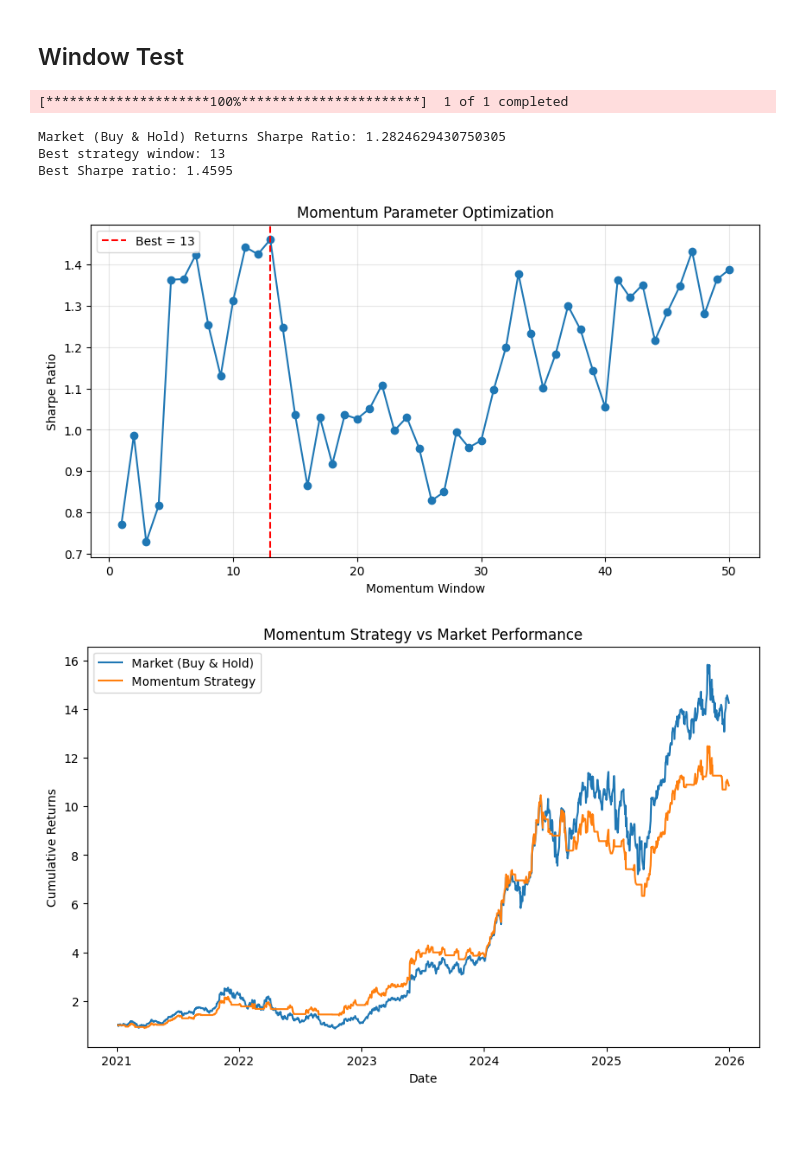
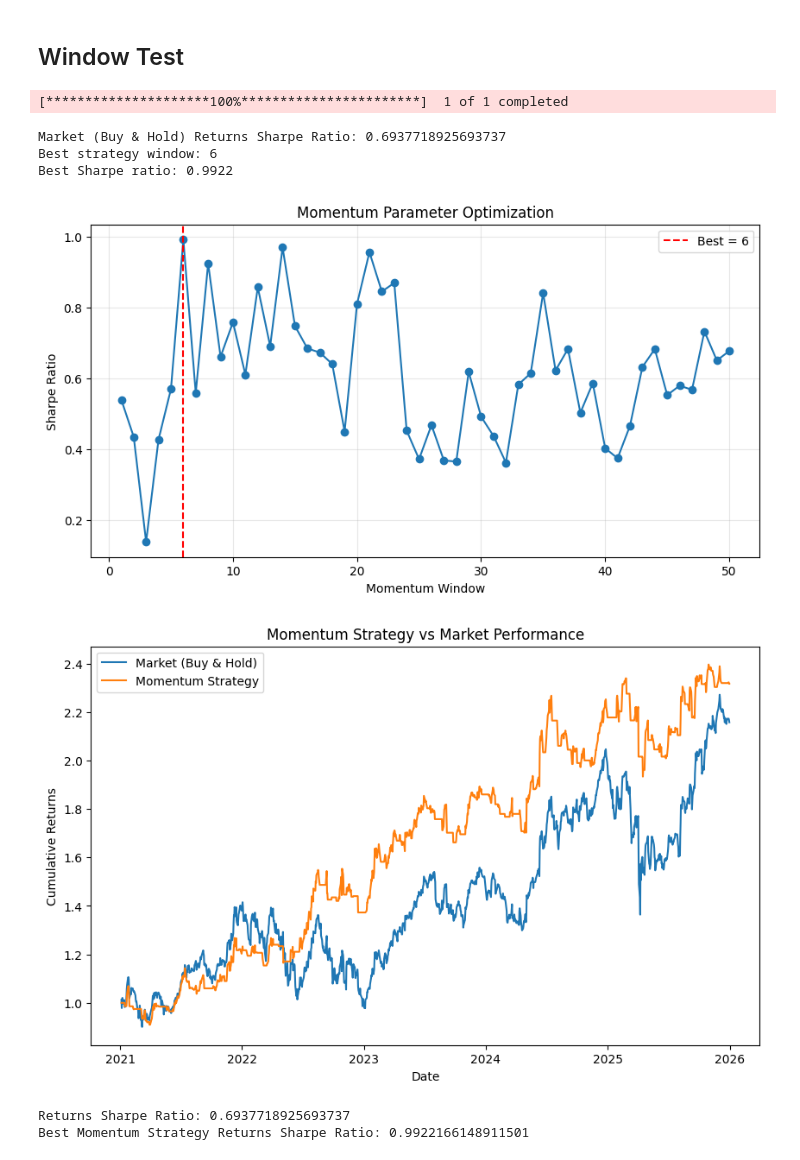
Before and after one commit to noelpdlt/quant-research-system, a Jupyter notebook: notebooks/momentumstrategy.ipynb, the cells around one changed output. Cells and saved outputs as stored; diff of their text form; code cells hidden in the pictures; blank space fills up the shorter version.

```diff
--- a/notebooks/momentumstrategy.ipynb
+++ b/notebooks/momentumstrategy.ipynb
@@ -139,16 +160,16 @@ df = get_data('AAPL', '2021-01-01', '2026-01-01')
 df = compute_returns(df)
 df["market_cumulative"] = (1 + df["returns"]).cumprod()
 df = momentum_strategy(df, window = 50)
-df = backtest(df)
+df = backtest_mom(df)
 
 
 plt.figure(figsize=(10,6))
 plt.plot(df.index, df["market_cumulative"], label="Market (Buy & Hold)")
-plt.plot(df.index, df["cumulative_returns"], label="Strategy")
+plt.plot(df.index, df["cumulative_returns"], label="Momentum Strategy")
 
 plt.xlabel("Date")
 plt.ylabel("Cumulative Returns")
-plt.title("Strategy vs Market Performance")
+plt.title("Momentum Strategy vs Market Performance")
 plt.legend()
 plt.show()
 # %% [output]
@@ -163,7 +184,7 @@ Strategy Returns Sharpe Ratio: 0.677114613522488
 # %% [markdown]
 ## Window Test
 # %%
-base_df = get_data('NVDA', '2021-01-01', '2026-01-01')
+base_df = get_data('AAPL', '2021-01-01', '2026-01-01')
 base_df = compute_returns(base_df)
 base_df["market_cumulative"] = (1 + base_df["returns"]).cumprod()
 bestsharpe = float('-inf')
@@ -176,9 +197,9 @@ for i in range(1, 51):
     df = base_df.copy()
 
     df = momentum_strategy(df, i)
-    df = backtest(df)
+    df = backtest_mom(df)
 
-    sharpe = sharpe_ratio(df['strategy_returns'].dropna())
+    sharpe = sharpe_ratio(df['strategy_returns_mom'].dropna())
 
     params.append(i)
     sharpes.append(sharpe)
@@ -206,24 +227,30 @@ plt.legend()
 plt.show()
 # %% [output]
 [*********************100%***********************]  1 of 1 completed
-Market (Buy & Hold) Returns Sharpe Ratio: 1.2824629430750305
-Best strategy window: 13
-Best Sharpe ratio: 1.4595
+Market (Buy & Hold) Returns Sharpe Ratio: 0.6937718925693737
+Best strategy window: 6
+Best Sharpe ratio: 0.9922
-[figure, old version]
+[figure, new version]
 # %%
 df = base_df.copy()
 df = momentum_strategy(df, bestsharpe_strat)
-#df = momentum_strategy(df, 50)
-df = backtest(df)
+#df = momentum_strategy(df, 49)
+df = backtest_mom(df)
 
 plt.figure(figsize=(10,6))
 plt.plot(df.index, df["market_cumulative"], label="Market (Buy & Hold)")
 plt.plot(df.index, df["cumulative_returns"], label="Momentum Strategy")
 
 plt.xlabel("Date")
 plt.ylabel("Cumulative Returns")
 plt.title("Momentum Strategy vs Market Performance")
 plt.legend()
 plt.show()
 # %% [output]
-[figure, old version]
+[figure, new version]
+# %%
+print("Returns Sharpe Ratio: " + str(sharpe_ratio(df['returns'])))
+print("Best Momentum Strategy Returns Sharpe Ratio: " + str(sharpe_ratio(df['strategy_returns_mom'])))
+# %% [output]
+Returns Sharpe Ratio: 0.6937718925693737
+Best Momentum Strategy Returns Sharpe Ratio: 0.9922166148911501
```
Also changed, not shown: parts of 14 cells of this notebook, 5 other files.
